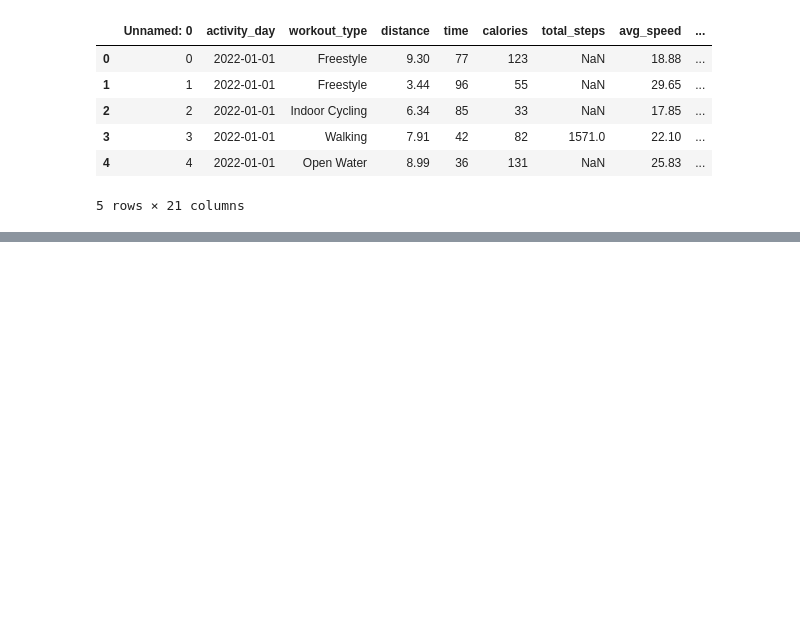
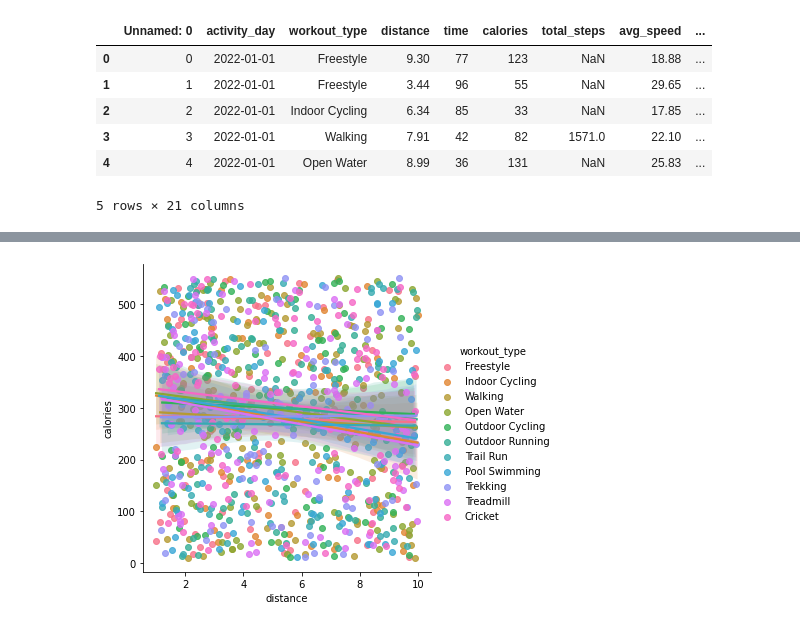
Before and after one commit to almsalahuddin/Data-Processing-and-Visualization, a Jupyter notebook: Quiz_29.ipynb, the cells around one changed output, grey strips where cells are left out. Saved outputs shown, nothing was run; the diff lists cells and outputs as text; code cells hidden in the pictures; blank space fills up the shorter version.

```diff
--- a/Quiz_29.ipynb
+++ b/Quiz_29.ipynb
@@ -33,0 +41,13 @@ df.head()
+# %%
+import seaborn as sns
+import matplotlib.pyplot as plt
+
+
+sns.lmplot(data = df,
+            x = 'distance',
+            y = 'calories',
+            hue = 'workout_type')
+
+plt.show()
+# %% [output]
+[figure, added]
```
Also changed, not shown: parts of 16 cells of this notebook.
